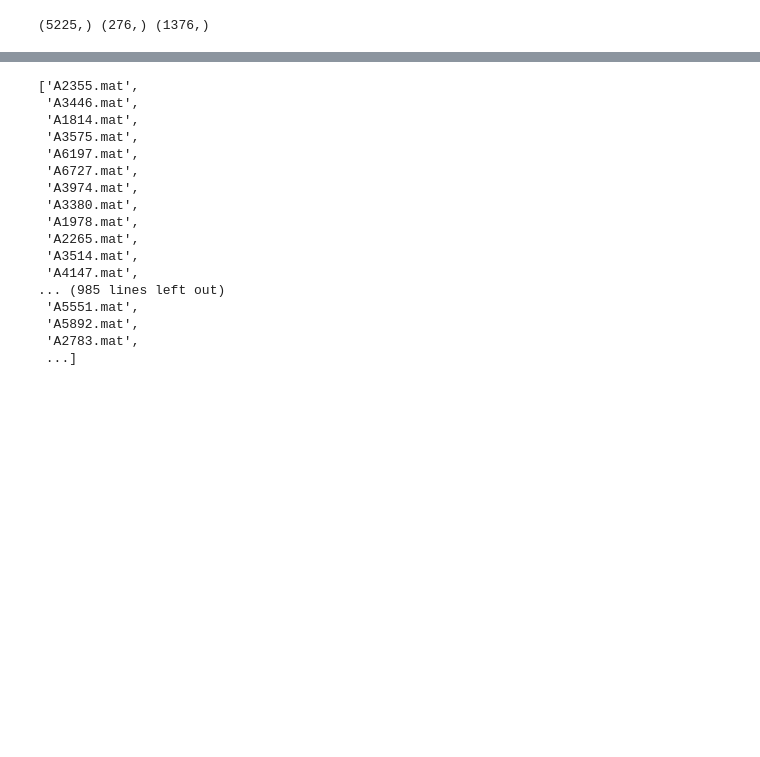
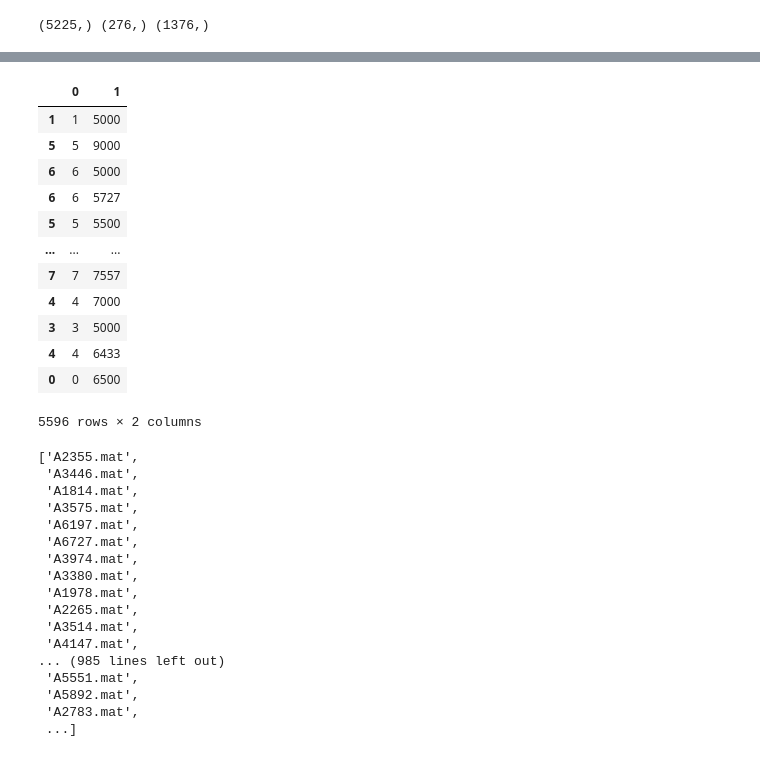
Before and after one commit to jungsunyoo/amc-xECGNet, a Jupyter notebook: ECG_ABN_multiclass_practice.ipynb, the cells around one changed output, grey strips where cells are left out. Cells and saved outputs as stored; diff of their text form; code cells hidden in the pictures; blank space fills up the shorter version.

```diff
--- a/ECG_ABN_multiclass_practice.ipynb
+++ b/ECG_ABN_multiclass_practice.ipynb
@@ -624,0 +647,17 @@ main_input = Input(shape=(minimum_len,12), dtype='float32', name='main_input')
+# %%
+# acquiring total distribution
+lengths_total=[]
+for file in data_train:
+    tmp_file = np.load(mel_directory + '/' + file.replace('.mat', '.npy'))
+    curr_class = get_labels(input_directory,file, class2index)
+
+#     print(tmp_file.shape)
+#     if label
+    length = len(tmp_file)
+    if length > 30000:
+        print(file)
+        print(length)
+#         plt.plot(tmp_file[0])
+    lengths_total.append(length)
+
+len(lengths_total)
@@ -624,0 +796,3 @@ main_input = Input(shape=(minimum_len,12), dtype='float32', name='main_input')
+# %%
+import pandas as pd
+df = pd.DataFrame(data=array, index=array[:,0])
@@ -624,0 +814,16 @@ main_input = Input(shape=(minimum_len,12), dtype='float32', name='main_input')
+# %%
+df
+# %% [output]
+|  | 0 | 1 |
+| 1 | 1 | 5000 |
+| 5 | 5 | 9000 |
+| 6 | 6 | 5000 |
+| 6 | 6 | 5727 |
+| 5 | 5 | 5500 |
+| ... | ... | ... |
+| 7 | 7 | 7557 |
+| 4 | 4 | 7000 |
+| 3 | 3 | 5000 |
+| 4 | 4 | 6433 |
+| 0 | 0 | 6500 |
+5596 rows × 2 columns
```
Also changed, not shown: parts of 42 cells of this notebook.
